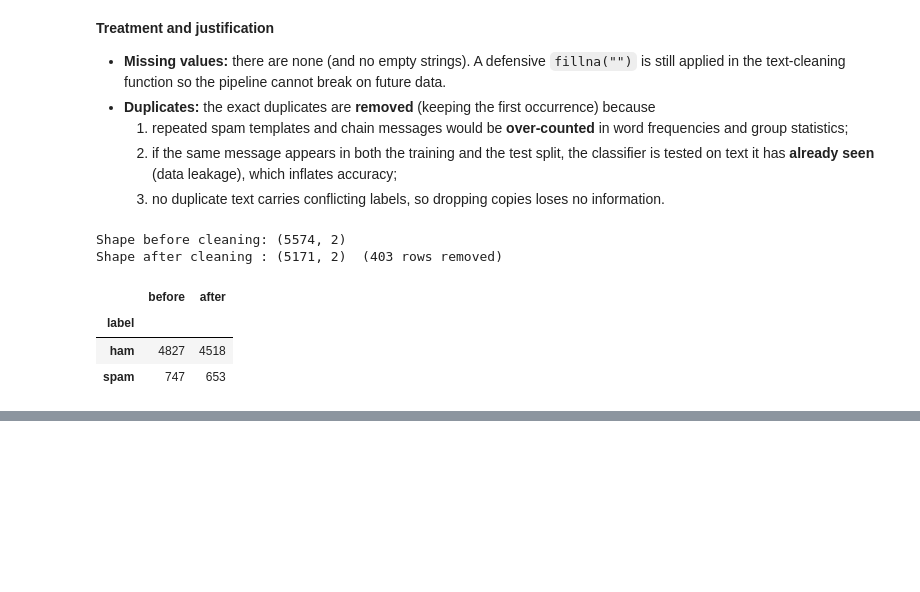
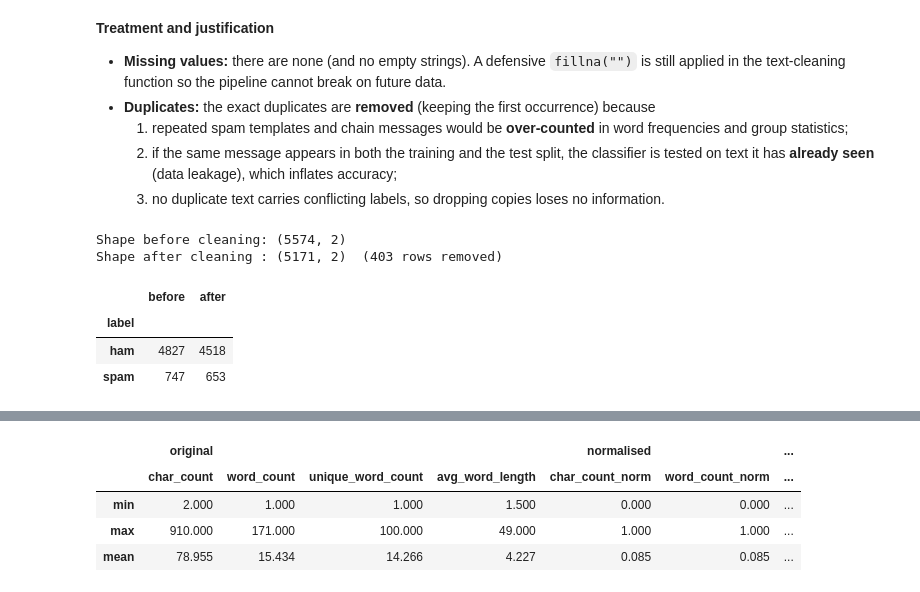
Before and after one commit to mahmoudd-adell/bd-a1, a Jupyter notebook: notebook/analysis.ipynb, the cells around one changed output, grey strips where cells are left out. Drawn from its saved outputs; the diff is of its cells as text; code cells hidden in the pictures; blank space fills up the shorter version.

```diff
--- a/notebook/analysis.ipynb
+++ b/notebook/analysis.ipynb
@@ -211,0 +329,15 @@ Shape after cleaning : (5171, 2)  (403 rows removed)
+# %%
+# T5 - Min-Max normalisation of the numerical features
+scaler = MinMaxScaler()
+norm_cols = [f"{c}_norm" for c in NUM_FEATURES]
+df[norm_cols] = scaler.fit_transform(df[NUM_FEATURES])
+
+comparison = pd.concat({"original": df[NUM_FEATURES[:4]].describe().loc[["min", "max", "mean"]],
+                        "normalised": df[norm_cols[:4]].describe().loc[["min", "max", "mean"]]}, axis=1)
+display(comparison.round(3))
+# %% [output]
+|  | original |  |  |  | normalised |  | ... |
+|  | char_count | word_count | unique_word_count | avg_word_length | char_count_norm | word_count_norm | ... |
+| min | 2.000 | 1.000 | 1.000 | 1.500 | 0.000 | 0.000 | ... |
+| max | 910.000 | 171.000 | 100.000 | 49.000 | 1.000 | 1.000 | ... |
+| mean | 78.955 | 15.434 | 14.266 | 4.227 | 0.085 | 0.085 | ... |
```
Also changed, not shown: parts of 8 cells of this notebook, 1 other file.
